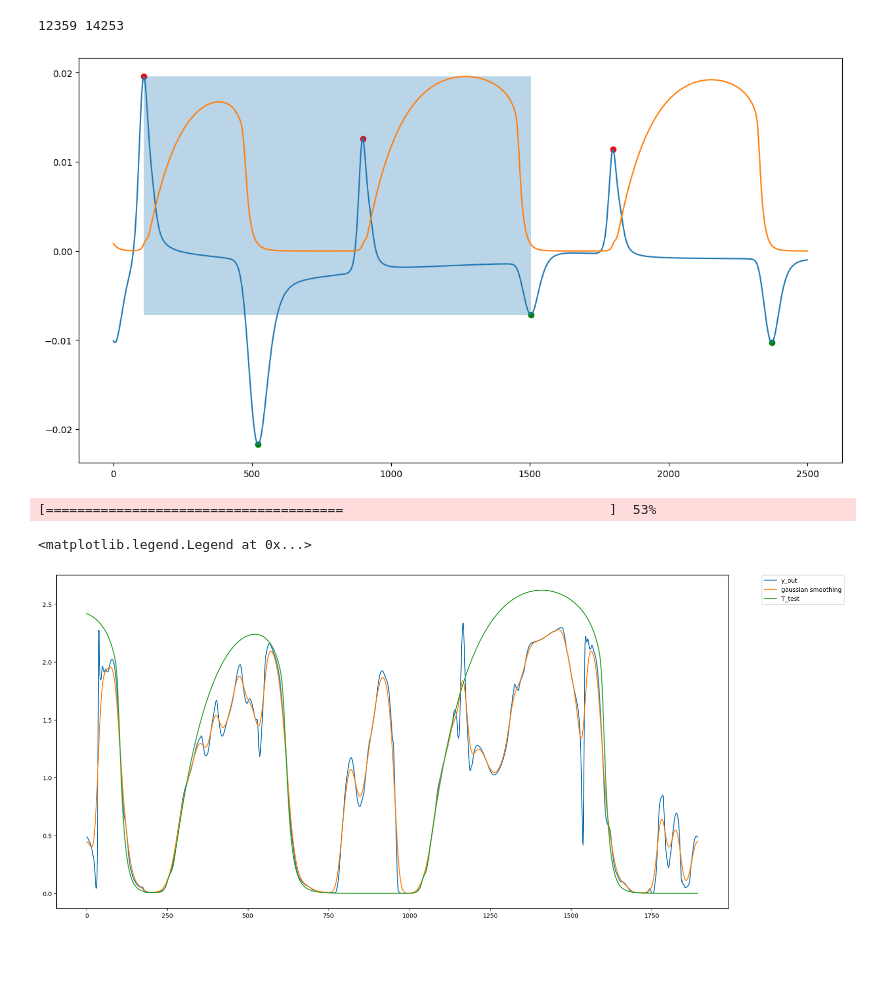
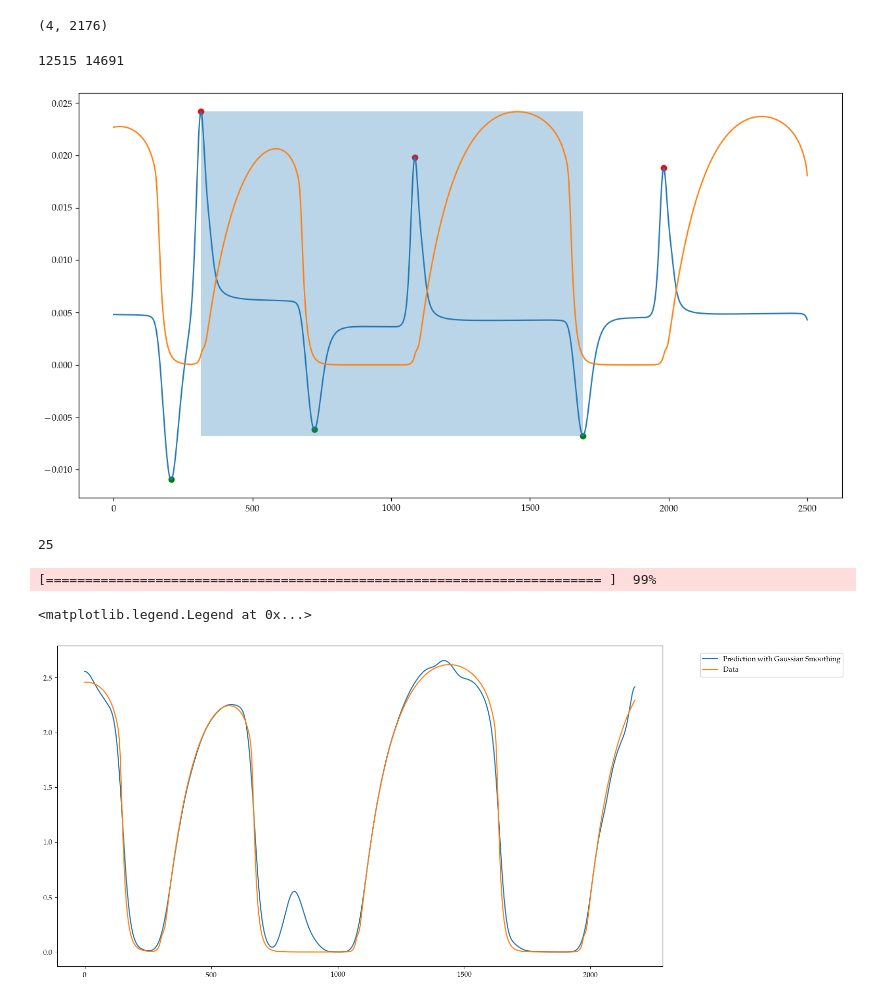
Before and after one commit to LukasBremer/SMM_AdODE_2D, a Jupyter notebook: adode_cluster/SpringMassModel/GuessActiveStress.ipynb, the cells around one changed output. Saved outputs shown, nothing was run; the diff lists cells and outputs as text; code cells hidden in the pictures; blank space fills up the shorter version.

```diff
--- a/adode_cluster/SpringMassModel/GuessActiveStress.ipynb
+++ b/adode_cluster/SpringMassModel/GuessActiveStress.ipynb
@@ -10,6 +10,11 @@ from HelperAndMechanics import *
 from scipy.ndimage import gaussian_filter1d
 import jax.numpy as jnp
 from jax import jit
+
+# Set Palatino as the default font
+font = {'family': 'serif', 'serif': ['Palatino'], 'size': 10}
+plt.rc('font', **font)
+plt.rc('text', usetex=True)
 # %%
 N = 15000
 # Load from HDF5
@@ -154,5 +175,5 @@ def shape_data(x_temp,x_cm_temp,dA,y_train_raw,x_arr_fit_raw,i,j,number_of_comp,
     return x_arr_train_flattened, x_arr_fit_flattened, np.swapaxes((y_train),0,1)
 # %%
 #T = u
-t_start,t_stop = 0,12000
-i,j = 50,50
+t_start,t_stop = 0,T.shape[0]-3000
+i,j = 50,60
@@ -159,45 +217,46 @@ i,j = 50,50
+# %%
+np.save('T_train_smoothed.npy',T_arr)
+T_arr.shape
+# %% [output]
+(4, 2176)
 # %%
-dA_test = dA[t_stop+500:,i,j]
-T_test = T[t_stop+500:,i,j]
-maxima_temp0, _ = find_peaks(dA_test,prominence=.0007)#,height=.001
-minima_temp0, _ = find_peaks(-dA_test,prominence=.0007)#,height=.001
-max_indx, min_indx = index_finder(maxima_temp0, minima_temp0, dA_test,start_indx=0)
-
-
 plt.figure(figsize=(15,8))
 plt.plot(dA_test)
 plt.scatter(maxima_temp0,dA_test[maxima_temp0],c='r')
 plt.scatter(minima_temp0,dA_test[minima_temp0],c='g')
 plt.fill_between([maxima_temp0[max_indx],minima_temp0[min_indx+1]],dA_test[minima_temp0[min_indx+1]],dA_test[maxima_temp0[max_indx]],alpha=.3)
 plt.plot(T_test/np.max(T_test)*np.max(dA_test))
 
-t_start_fit = t_stop + 500 + maxima_temp0[max_indx] - 250
-t_stop_fit = t_stop + 500+ minima_temp0[min_indx+1] + 250
+t_start_fit = t_stop + 500 + maxima_temp0[max_indx] - 300
+t_stop_fit = t_stop + 500+ minima_temp0[min_indx+1] + 500
 
 print(t_start_fit,t_stop_fit)
 # %% [output]
-12359 14253
+12515 14691
-[figure, old version]
+[figure, new version]
 # %%
 x_arr_fit_raw = np.array([x_temp[t_start_fit:t_stop_fit,:,i,j],x_temp[t_start_fit:t_stop_fit,:,i,j+1],x_temp[t_start_fit:t_stop_fit,:,i+1,j+1],x_temp[t_start_fit:t_stop_fit,:,i+1,j]])
-dA_fit_raw = dA[t_start_fit:t_stop_fit,i,j] - dA[t_stop+500,i,j]
+dA_fit_raw = dA[t_start_fit:t_stop_fit,i,j]
+dA_r_05_fit_raw = np.array([dA[t_start_fit:t_stop_fit,i,j],dA[t_start_fit:t_stop_fit,i,j+1],dA[t_start_fit:t_stop_fit,i+1,j],dA[t_start_fit:t_stop_fit,i-1,j],dA[t_start_fit:t_stop_fit,i,j-1]])
 
-number_of_comp,number_of_points,delta_t = 30,10,10
+no_dt,no_points = 25,8
+delta_t = 25
+print(delta_t)
 
-x_train,x_fit, y_train = shape_data(x_temp,x_cm_temp,dA[t_start:t_stop,:,:],T[t_start:t_stop,:,:],dA_fit_raw,i,j,number_of_comp,number_of_points,delta_t)
+x_train,x_fit, y_train = shape_data(x_temp,x_cm_temp,dA[t_start:t_stop,:,:],T[t_start:t_stop,:,:],dA_fit_raw,i,j,no_dt,no_points,delta_t)
 y_out = euclidean_distance_trajectory(x_fit, x_train,y_train)
 # %% [output]
-[======================================                                  ]  53%
+25
+[======================================================================= ]  99%
 # %%
-T_train_smoothed = gaussian_filter1d(y_out, sigma=10)
+T_train_smoothed = gaussian_filter1d(y_out, sigma=15)
 T_fit_raw = T[t_start_fit:t_stop_fit,i,j]
-
-plt.figure(figsize=(20,10))
-plt.plot(y_out,label='y_out')
-plt.plot(T_train_smoothed,label='gaussian smoothing')
-plt.plot(T_fit_raw,label='T_test')
-plt.legend(bbox_to_anchor=(1.05, 1), loc='upper left', borderaxespad=0.)
+plt.figure(figsize=(15,8))
+#plt.plot(y_out,label='Prediction')
+plt.plot(T_train_smoothed,label='Prediction with Gaussian Smoothing')
+plt.plot(T_fit_raw,label='Data')
+plt.legend(bbox_to_anchor=(1.05, 1), loc='upper left', borderaxespad=1)
 #plt.savefig('test.png')
 # %% [output]
 <matplotlib.legend.Legend at 0x...>
-[figure, old version]
+[figure, new version]
```
Also changed, not shown: parts of 4 cells of this notebook, 11 other files.
